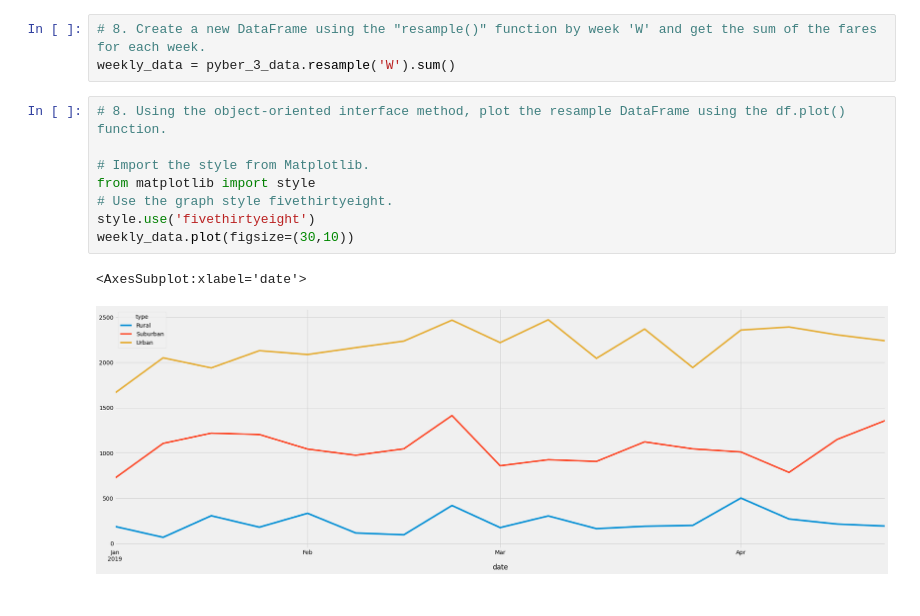
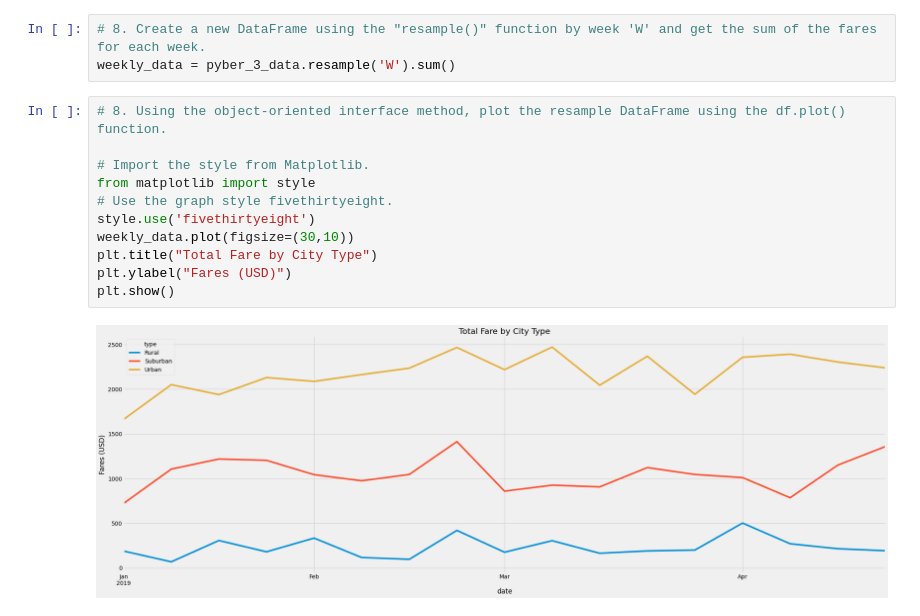
Before and after one commit to DMZellmer/Pyber_Analysis, a Jupyter notebook: PyBer_Challenge.ipynb, the cells around one changed output. Drawn from its saved outputs; the diff is of its cells as text.

```diff
--- a/PyBer_Challenge.ipynb
+++ b/PyBer_Challenge.ipynb
@@ -217,11 +217,13 @@ weekly_data = pyber_3_data.resample('W').sum()
 # %%
 # 8. Using the object-oriented interface method, plot the resample DataFrame using the df.plot() function.
 
 # Import the style from Matplotlib.
 from matplotlib import style
 # Use the graph style fivethirtyeight.
 style.use('fivethirtyeight')
 weekly_data.plot(figsize=(30,10))
+plt.title("Total Fare by City Type")
+plt.ylabel("Fares (USD)")
+plt.show()
 # %% [output]
-<AxesSubplot:xlabel='date'>
-[figure, old version]
+[figure, new version]
```
Also changed, not shown: 1 other file.
